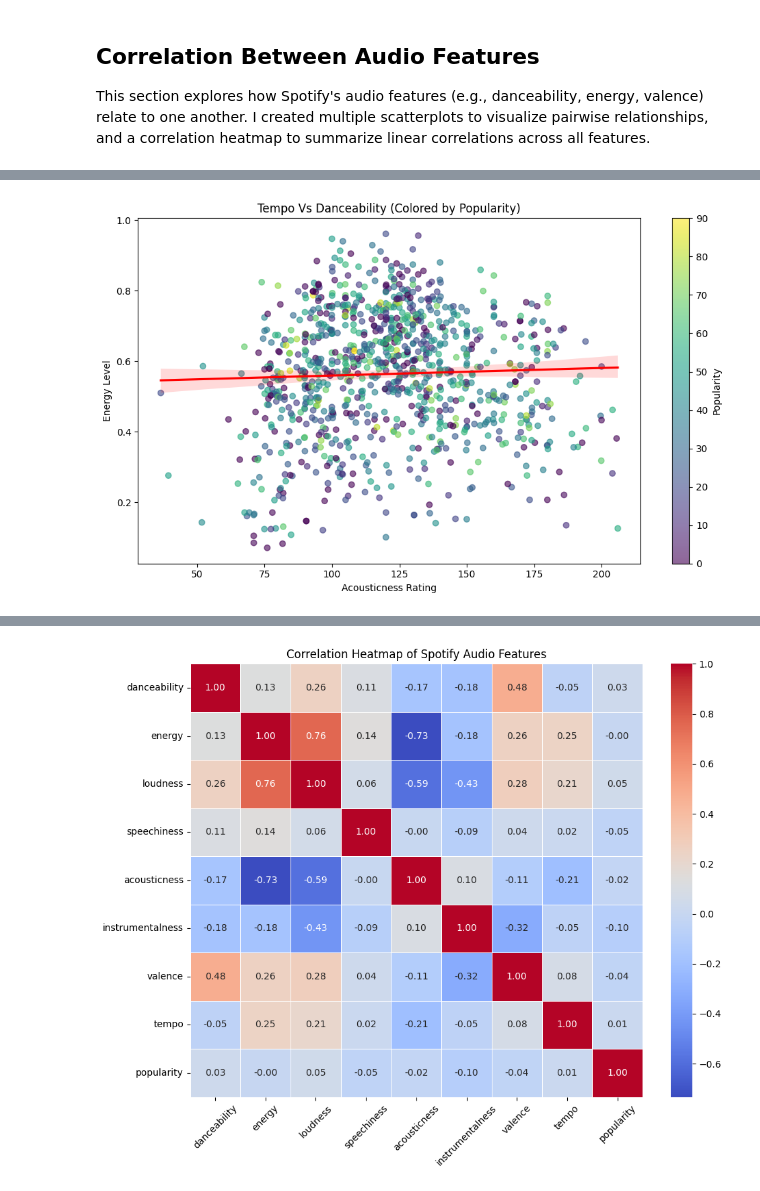
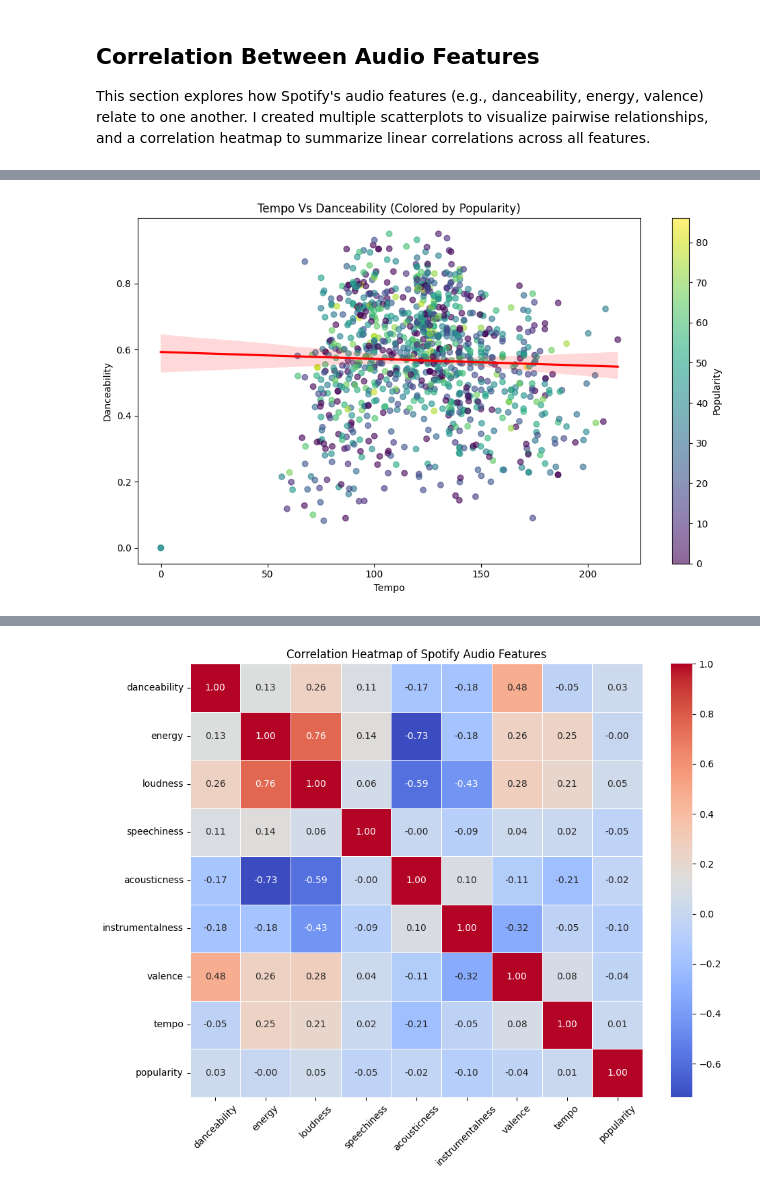
Before and after one commit to schao021/Spotify_Analysis, a Jupyter notebook: spotify_analysis.ipynb, the cells around one changed output, grey strips where cells are left out. Drawn from its saved outputs; the diff is of its cells as text; code cells hidden in the pictures.

```diff
--- a/spotify_analysis.ipynb
+++ b/spotify_analysis.ipynb
@@ -382,26 +412,26 @@ plt.show()
 # %%
 tempo_danceability_df = df_cleaned[['tempo', 'danceability', 'popularity']].sample(1000)
 plt.figure(figsize=(10, 6))
 scatter = plt.scatter(
     x=tempo_danceability_df['tempo'],
     y=tempo_danceability_df['danceability'],
     c=tempo_danceability_df['popularity'], # Additional Information
     cmap='viridis',
     alpha=0.6
     )
 # Add regression line separately
 sns.regplot(
     data=tempo_danceability_df,
     x='tempo',
     y='danceability',
     scatter=False,
     line_kws={'color': 'red'},
 )
-plt.xlabel('Acousticness Rating')
-plt.ylabel('Energy Level')
+plt.xlabel('Tempo')
+plt.ylabel('Danceability')
 plt.title('Tempo Vs Danceability (Colored by Popularity)')
 plt.colorbar(scatter, label='Popularity')
 plt.tight_layout()
 plt.show()
 # %% [output]
-[figure, old version]
+[figure, new version]
```
Also changed, not shown: parts of 15 cells of this notebook, 12 other files.
